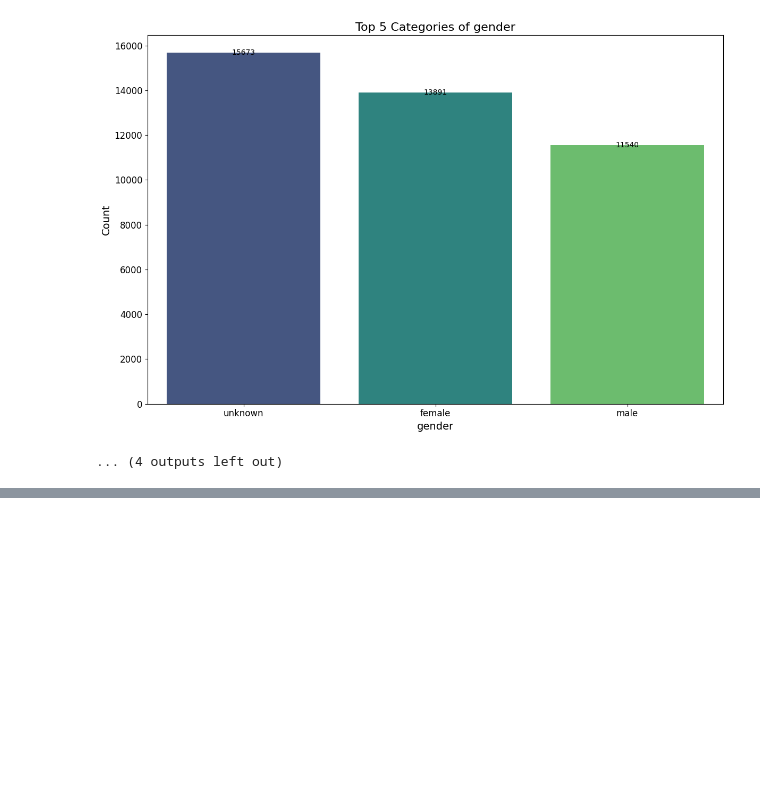
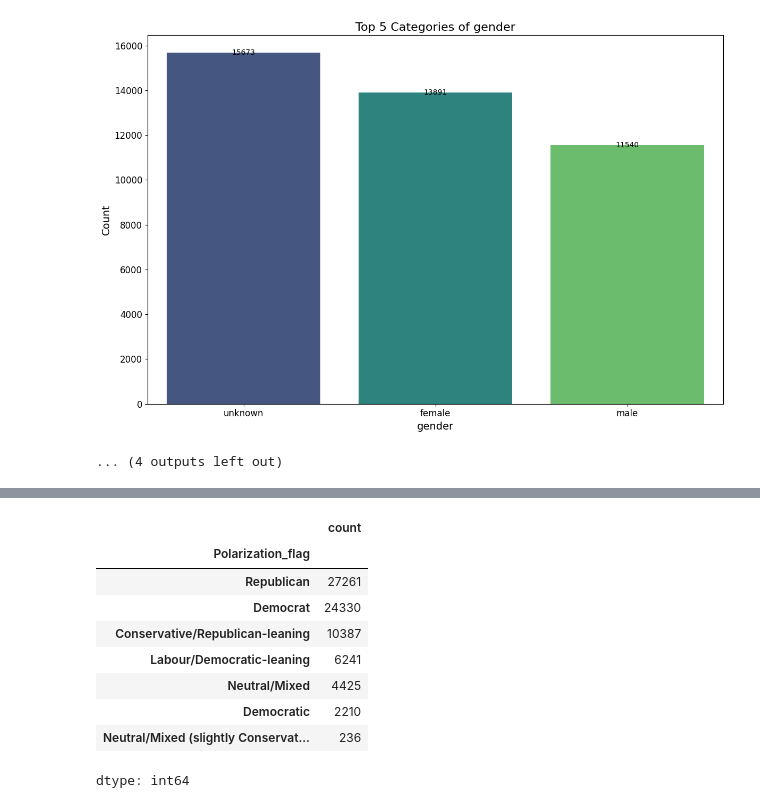
Before and after one commit to Nastiiasaenko/Final-Project---Explainable-AI-, a Jupyter notebook: notebooks/Training_on_data_to_capture_different_aspects_and_get_baseline_models.ipynb, the cells around one changed output, grey strips where cells are left out. Cells and saved outputs as stored; diff of their text form; code cells hidden in the pictures; blank space fills up the shorter version.

```diff
--- a/notebooks/Training_on_data_to_capture_different_aspects_and_get_baseline_models.ipynb
+++ b/notebooks/Training_on_data_to_capture_different_aspects_and_get_baseline_models.ipynb
@@ -254,0 +282,13 @@ global_sample.sample(1)
+# %%
+training_global['Polarization_flag'].value_counts()
+# %% [output]
+|  | count |
+| Polarization_flag |  |
+| Republican | 27261 |
+| Democrat | 24330 |
+| Conservative/Republican-leaning | 10387 |
+| Labour/Democratic-leaning | 6241 |
+| Neutral/Mixed | 4425 |
+| Democratic | 2210 |
+| Neutral/Mixed (slightly Conservat... | 236 |
+dtype: int64
```
Also changed, not shown: parts of 34 cells of this notebook.
